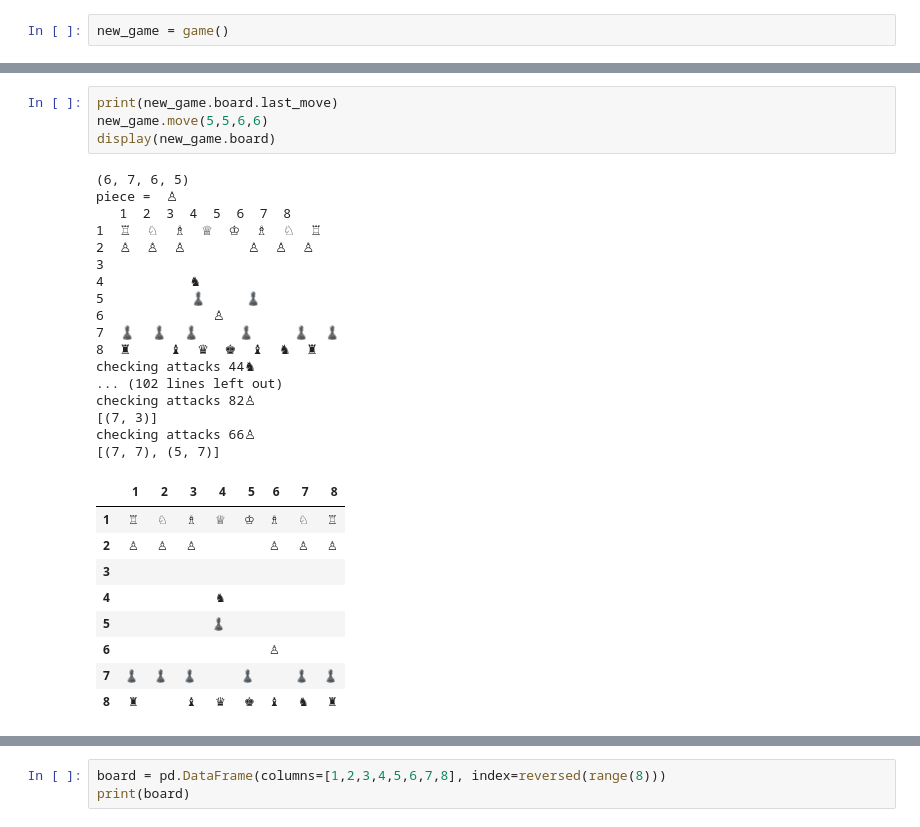
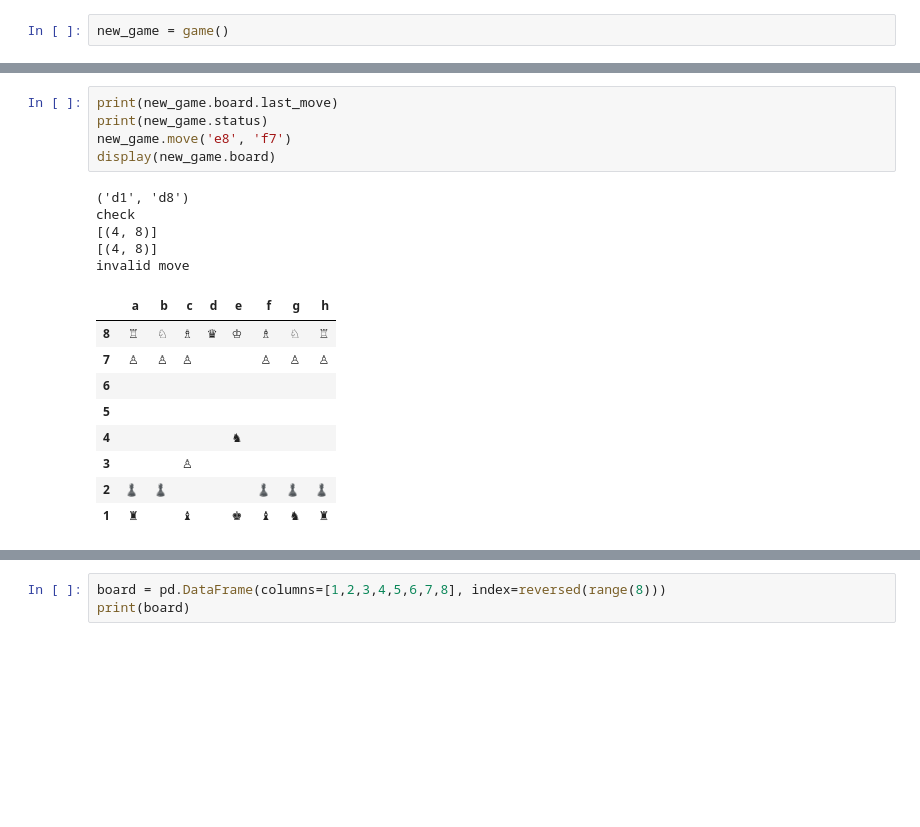
Before and after one commit to jaredmlobo/ChessApp, a Jupyter notebook: chess_intro.ipynb, the cells around one changed output, grey strips where cells are left out. Cells and saved outputs as stored; diff of their text form; blank space fills up the shorter version.

```diff
--- a/chess_intro.ipynb
+++ b/chess_intro.ipynb
@@ -259,32 +97,21 @@ checking attacks 88♜
 # %%
 print(new_game.board.last_move)
-new_game.move(5,5,6,6)
+print(new_game.status)
+new_game.move('e8', 'f7')
 display(new_game.board)
 # %% [output]
-(6, 7, 6, 5)
-piece =  ♙
-   1  2  3  4  5  6  7  8
-1  ♖  ♘  ♗  ♕  ♔  ♗  ♘  ♖
-2  ♙  ♙  ♙        ♙  ♙  ♙
-3
-4           ♞
-5           ♟     ♟
-6              ♙
-7  ♟  ♟  ♟     ♟     ♟  ♟
-8  ♜     ♝  ♛  ♚  ♝  ♞  ♜
-checking attacks 44♞
-... (102 lines left out)
-checking attacks 82♙
-[(7, 3)]
-checking attacks 66♙
-[(7, 7), (5, 7)]
+('d1', 'd8')
+check
+[(4, 8)]
+[(4, 8)]
+invalid move
-|  | 1 | 2 | 3 | 4 | 5 | 6 | 7 | 8 |
-| 1 | ♖ | ♘ | ♗ | ♕ | ♔ | ♗ | ♘ | ♖ |
-| 2 | ♙ | ♙ | ♙ |  |  | ♙ | ♙ | ♙ |
-| 3 |  |  |  |  |  |  |  |  |
-| 4 |  |  |  | ♞ |  |  |  |  |
-| 5 |  |  |  | ♟ |  |  |  |  |
-| 6 |  |  |  |  |  | ♙ |  |  |
-| 7 | ♟ | ♟ | ♟ |  | ♟ |  | ♟ | ♟ |
-| 8 | ♜ |  | ♝ | ♛ | ♚ | ♝ | ♞ | ♜ |
+|  | a | b | c | d | e | f | g | h |
+| 8 | ♖ | ♘ | ♗ | ♛ | ♔ | ♗ | ♘ | ♖ |
+| 7 | ♙ | ♙ | ♙ |  |  | ♙ | ♙ | ♙ |
+| 6 |  |  |  |  |  |  |  |  |
+| 5 |  |  |  |  |  |  |  |  |
+| 4 |  |  |  |  | ♞ |  |  |  |
+| 3 |  |  | ♙ |  |  |  |  |  |
+| 2 | ♟ | ♟ |  |  |  | ♟ | ♟ | ♟ |
+| 1 | ♜ |  | ♝ |  | ♚ | ♝ | ♞ | ♜ |
 # %%
```
Also changed, not shown: parts of 18 cells of this notebook, 6 other files.
